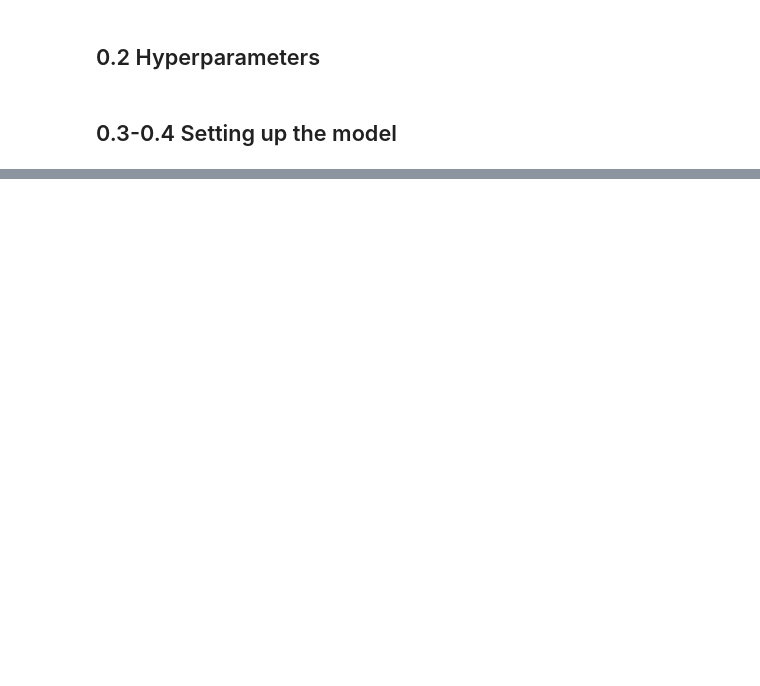
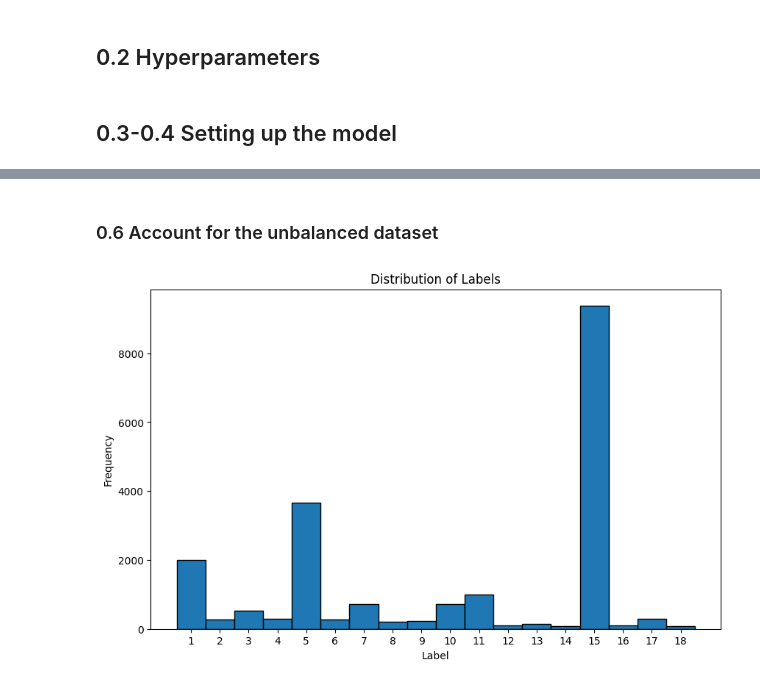
Before and after one commit to BjarniHaukur/milligrad, a Jupyter notebook: examples/assignment3.ipynb, the cells around one changed output, grey strips where cells are left out. Drawn from its saved outputs; the diff is of its cells as text; code cells hidden in the pictures; blank space fills up the shorter version.

```diff
--- a/examples/assignment3.ipynb
+++ b/examples/assignment3.ipynb
@@ -140,0 +345,12 @@ a+b
+# %% [markdown]
+### 0.6 Account for the unbalanced dataset
+# %%
+plt.figure(figsize=(10, 6))
+plt.hist(labels, bins=range(min(labels), max(labels) + 2), edgecolor='black', align='left')
+plt.xlabel('Label')
+plt.ylabel('Frequency')
+plt.title('Distribution of Labels')
+plt.xticks(range(min(labels), max(labels) + 1))
+plt.show()
+# %% [output]
+[figure, added]
```
Also changed, not shown: parts of 39 cells of this notebook, 1 other file.
